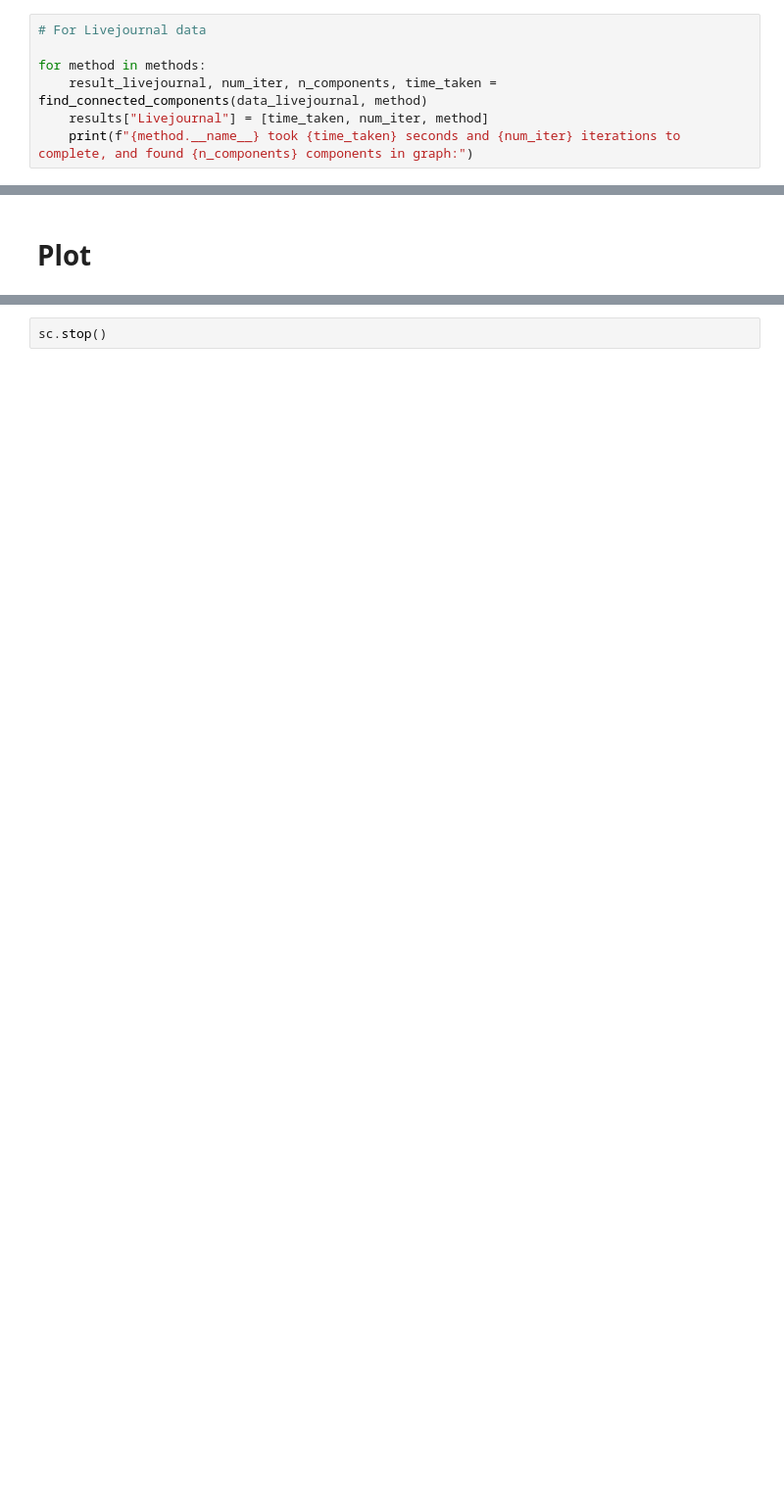
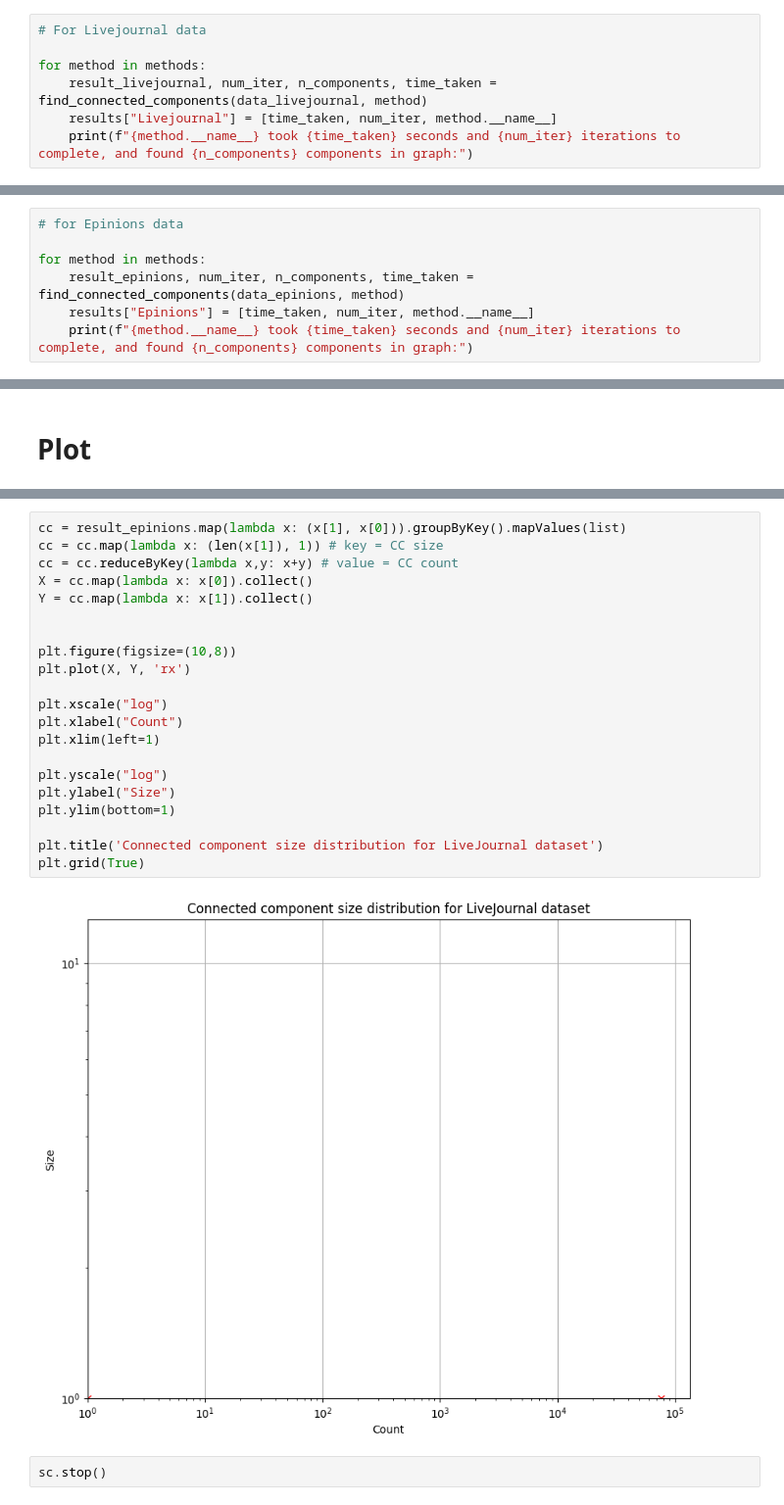
Before and after one commit to Gaspard0302/Connected_components, a Jupyter notebook: Connected_graphs.ipynb, the cells around one changed output, grey strips where cells are left out. Shown: that part at 98% size. Cells and saved outputs as stored; diff of their text form; blank space fills up the shorter version.

```diff
--- a/Connected_graphs.ipynb
+++ b/Connected_graphs.ipynb
@@ -184,7 +188,7 @@ ccf_iterate_sorting took 458.6533269882202 seconds and 7 iterations to complete,
 
 for method in methods:
     result_livejournal, num_iter, n_components, time_taken = find_connected_components(data_livejournal, method)
-    results["Livejournal"] = [time_taken, num_iter, method]
+    results["Livejournal"] = [time_taken, num_iter, method.__name__]
     print(f"{method.__name__} took {time_taken} seconds and {num_iter} iterations to complete, and found {n_components} components in graph:")
 # %% [output]
 optimized_ccf_iterate
@@ -259,0 +257,7 @@ Number of nodes in largest connected component:  4843952
+# %%
+# for Epinions data
+
+for method in methods:
+    result_epinions, num_iter, n_components, time_taken = find_connected_components(data_epinions, method)
+    results["Epinions"] = [time_taken, num_iter, method.__name__]
+    print(f"{method.__name__} took {time_taken} seconds and {num_iter} iterations to complete, and found {n_components} components in graph:")
@@ -386,2 +400,25 @@ plt.grid(True)
+# %%
+cc = result_epinions.map(lambda x: (x[1], x[0])).groupByKey().mapValues(list)
+cc = cc.map(lambda x: (len(x[1]), 1)) # key = CC size
+cc = cc.reduceByKey(lambda x,y: x+y) # value = CC count
+X = cc.map(lambda x: x[0]).collect()
+Y = cc.map(lambda x: x[1]).collect()
+
+
+plt.figure(figsize=(10,8))
+plt.plot(X, Y, 'rx')
+
+plt.xscale("log")
+plt.xlabel("Count")
+plt.xlim(left=1)
+
+plt.yscale("log")
+plt.ylabel("Size")
+plt.ylim(bottom=1)
+
+plt.title('Connected component size distribution for LiveJournal dataset')
+plt.grid(True)
+# %% [output]
+[figure, added]
 # %%
 sc.stop()
```
Also changed, not shown: parts of 9 cells of this notebook.
